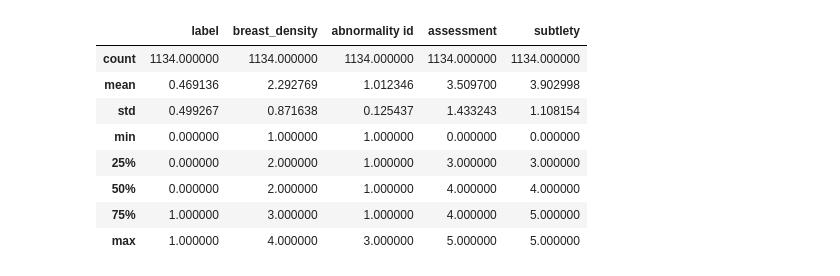
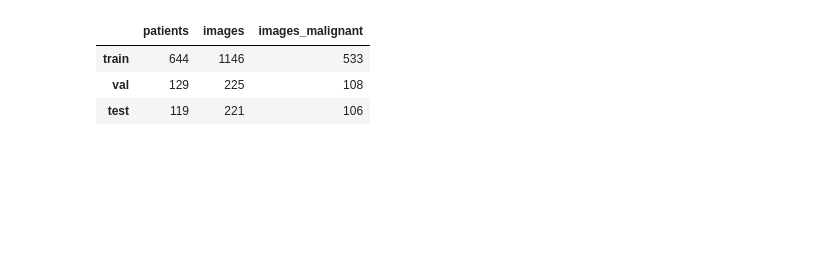
Before and after one commit to teo-tat/ddsm-dl-screening, a Jupyter notebook: notebooks/01_eda.ipynb, the cells around one changed output. Cells and saved outputs as stored; diff of their text form; code cells hidden in the pictures; blank space fills up the shorter version.

```diff
--- a/notebooks/01_eda.ipynb
+++ b/notebooks/01_eda.ipynb
@@ -148,66 +134,23 @@ pydicom 3.0.2
 # %%
 raw_train = pd.read_csv(CONFIG["train_csv"])
 raw_test = pd.read_csv(CONFIG["test_csv"])
+print(f"Case files: {len(raw_train):,} + {len(raw_test):,} abnormality rows\n")
 
-if set(raw_train.columns) != set(raw_test.columns):
-    print("WARNING - column mismatch between train and test:")
-    print("train only:", set(raw_train.columns) - set(raw_test.columns))
-    print("test only: ", set(raw_test.columns) - set(raw_train.columns))
+frames = dl.split_frames("full")
+train_df, val_df = frames["train"], frames["val"]
+PARTITIONS = {"Train": train_df, "Val": val_df}
 
-for col in CONFIG["cat_cols"]:
-    for df in [raw_train, raw_test]:
-        if col in df.columns:
-            df[col] = df[col].astype("category")
-        else:
-            print(f"WARNING: expected column '{col}' not found")
+with open(config.RESULTS_DIR / "data_flow.json") as f:
+    recorded = json.load(f)["partitions"]
 
-prepared_train = _prepare_frame(CONFIG["train_csv"])
-prepared_test = _prepare_frame(CONFIG["test_csv"])
-pool_frame = _pool_frames(prepared_train, prepared_test)
+for name, df in (("train", train_df), ("val", val_df)):
+    record = recorded[name]
+    assert len(df) == record["images"], f"{name}: image count differs from the record"
+    assert df["patient_id"].nunique() == record["patients"], f"{name}: patient count differs"
+    assert int(df["label"].sum()) == record["images_malignant"], f"{name}: label count differs"
 
-train_split, val_split, test_split = _three_way_split(
-    pool_frame,
-    test_fraction=CONFIG["test_fraction"],
-    val_fraction=CONFIG["val_fraction"],
-    seed=CONFIG["seed"]
-)
-
-# raw_pool keeps one row per image purely for the descriptive columns (mass
-# shape/margins/assessment/subtlety/breast_density). drop_duplicates() here
-# picks an arbitrary row when an image has multiple abnormality entries -
-# fine for descriptive fields, but NOT the source of truth for the label.
-raw_pool = pd.concat([raw_train, raw_test], ignore_index=True).drop_duplicates(subset=['image file path'])
-
-# The authoritative label is the one _prepare_frame/_pool_frames already
-# computed (max() across abnormalities, malignant wins) - the same label
-# used to stratify the split, and the same one data_loader.py will use to
-# train the model. Carrying it through here (rather than re-deriving it
-# from raw_pool's 'pathology' column later, in Section 4) guarantees
-# train_df/val_df/test_df's label always matches the model-facing label,
-# even for the handful of images where the arbitrarily-kept duplicate's
-# pathology would otherwise disagree with the max-aggregated truth.
-train_df = pd.merge(train_split[['image file path', 'label']], raw_pool, on='image file path', how='inner')
-val_df   = pd.merge(val_split[['image file path', 'label']], raw_pool, on='image file path', how='inner')
-test_df  = pd.merge(test_split[['image file path', 'label']], raw_pool, on='image file path', how='inner')
-
-# Quantify the actual size of this issue rather than leaving it implicit:
-# how many images have a raw 'pathology' that disagrees with the
-# authoritative max-aggregated 'label'.
-_label_map_check = {"MALIGNANT": 1, "BENIGN": 0, "BENIGN_WITHOUT_CALLBACK": 0}
-for _name, _df in [("Train", train_df), ("Val", val_df), ("Test", test_df)]:
-    _disagree = (_df["pathology"].map(_label_map_check) != _df["label"]).sum()
-    if _disagree:
-        print(f"[label check] {_name}: {_disagree} image(s) where raw 'pathology' "
-              f"disagrees with the authoritative label (multi-abnormality "
-              f"images with mixed benign/malignant findings)")
-
-print("\n=== STRICT 3-WAY SPLIT SUMMARY ===")
-print(f"Total Pooled Images: {len(pool_frame)}")
-print(f"Train size: {len(train_df)} | Val size: {len(val_df)} | Test size: {len(test_df)}")
-
-print("\n--- Numeric summary (Strict Train Split) ---")
-display(train_df.describe())
-
-print("\n--- First 5 rows (Strict Train Split) ---")
+counts = pd.DataFrame(recorded).T[["patients", "images", "images_malignant"]]
+print("\nPartition, from the pipeline's record (train and validation verified above):")
+display(counts)
 display(train_df.head())
 # %% [output]
@@ -224,9 +163,4 @@ Train size: 1134 | Val size: 230 | Test size: 228
-|  | label | breast_density | abnormality id | assessment | subtlety |
-| count | 1134.000000 | 1134.000000 | 1134.000000 | 1134.000000 | 1134.000000 |
-| mean | 0.469136 | 2.292769 | 1.012346 | 3.509700 | 3.902998 |
-| std | 0.499267 | 0.871638 | 0.125437 | 1.433243 | 1.108154 |
-| min | 0.000000 | 1.000000 | 1.000000 | 0.000000 | 0.000000 |
-| 25% | 0.000000 | 2.000000 | 1.000000 | 3.000000 | 3.000000 |
-| 50% | 0.000000 | 2.000000 | 1.000000 | 4.000000 | 4.000000 |
-| 75% | 1.000000 | 3.000000 | 1.000000 | 4.000000 | 5.000000 |
-| max | 1.000000 | 4.000000 | 3.000000 | 5.000000 | 5.000000 |
+|  | patients | images | images_malignant |
+| train | 644 | 1146 | 533 |
+| val | 129 | 225 | 108 |
+| test | 119 | 221 | 106 |
```
Also changed, not shown: parts of 75 cells of this notebook, 2 other files.
